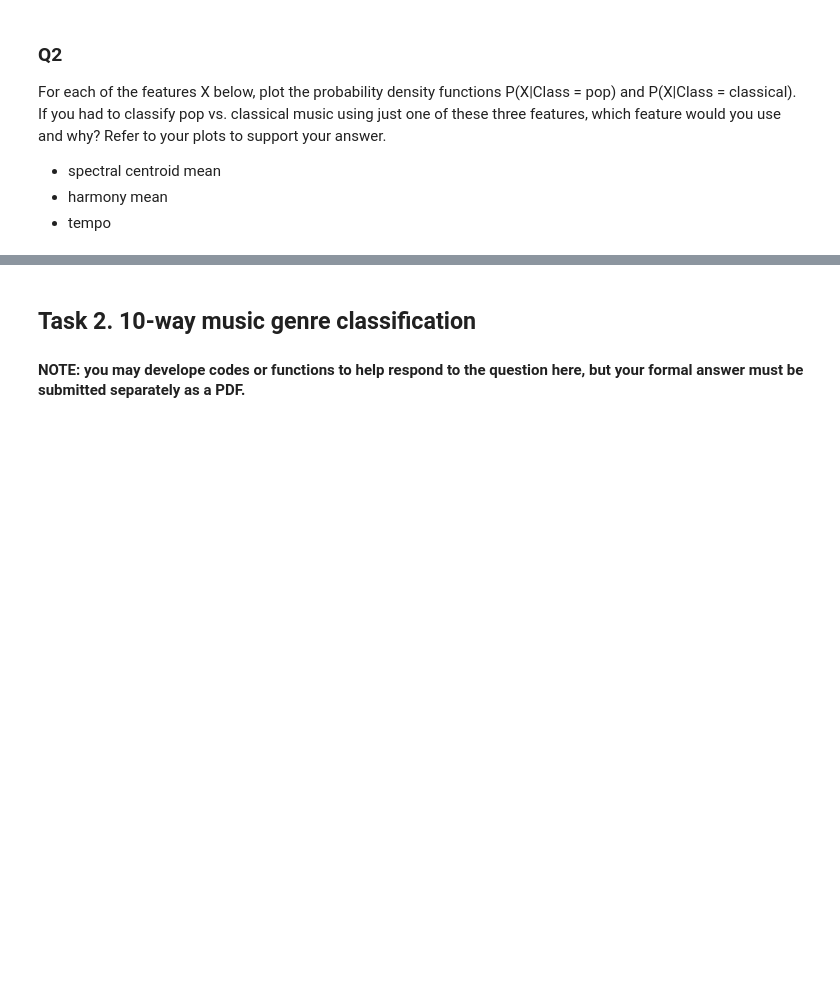
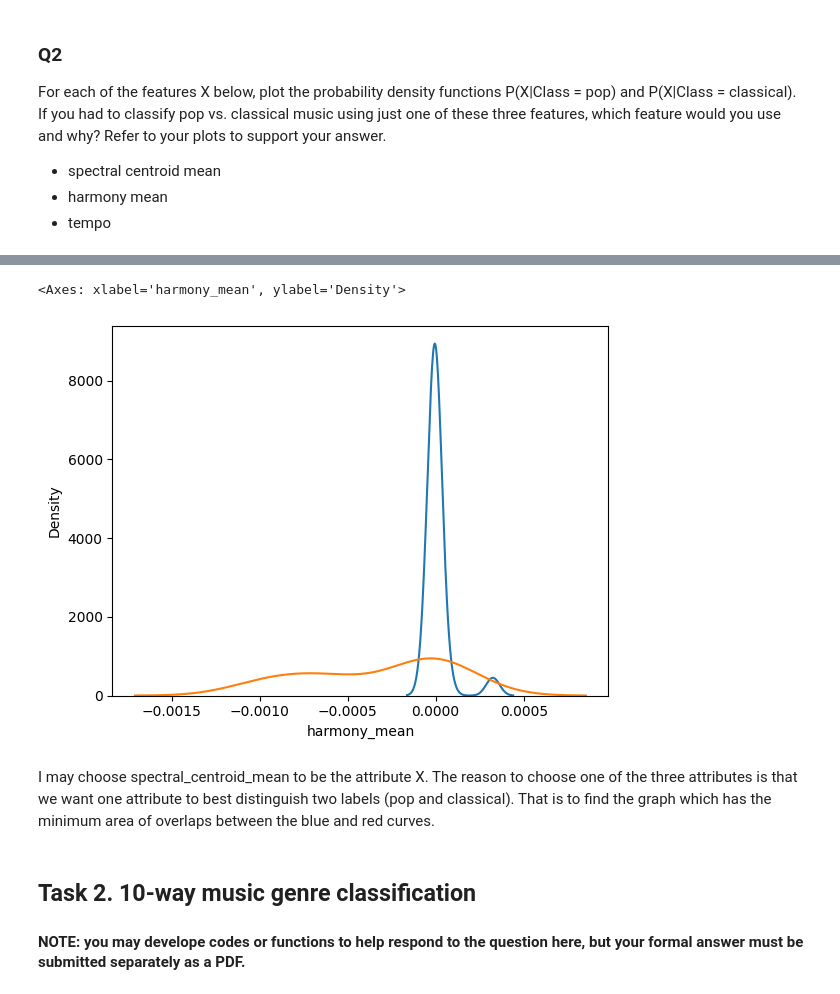
Before and after one commit to EasonXuUniMelb/ML_Ass1, a Jupyter notebook: COMP30027_2023_asst1_template.ipynb, the cells around one changed output, grey strips where cells are left out. Cells and saved outputs as stored; diff of their text form; code cells hidden in the pictures; blank space fills up the shorter version.

```diff
--- a/COMP30027_2023_asst1_template.ipynb
+++ b/COMP30027_2023_asst1_template.ipynb
@@ -210,3 +242,11 @@ classical_data.tempo.plot.density(color='red')
+# %%
+sns.kdeplot(pop_data['harmony_mean'])
+sns.kdeplot(classical_data['harmony_mean'])
+# %% [output]
+<Axes: xlabel='harmony_mean', ylabel='Density'>
+[figure, added]
+# %% [markdown]
+I may choose spectral_centroid_mean to be the attribute X. The reason to choose one of the three attributes is that we want one attribute to best distinguish two labels (pop and classical). That is to find the graph which has the minimum area of overlaps between the blue and red curves.
 # %% [markdown]
 ## Task 2. 10-way music genre classification
 
```
Also changed, not shown: parts of 3 cells of this notebook.
